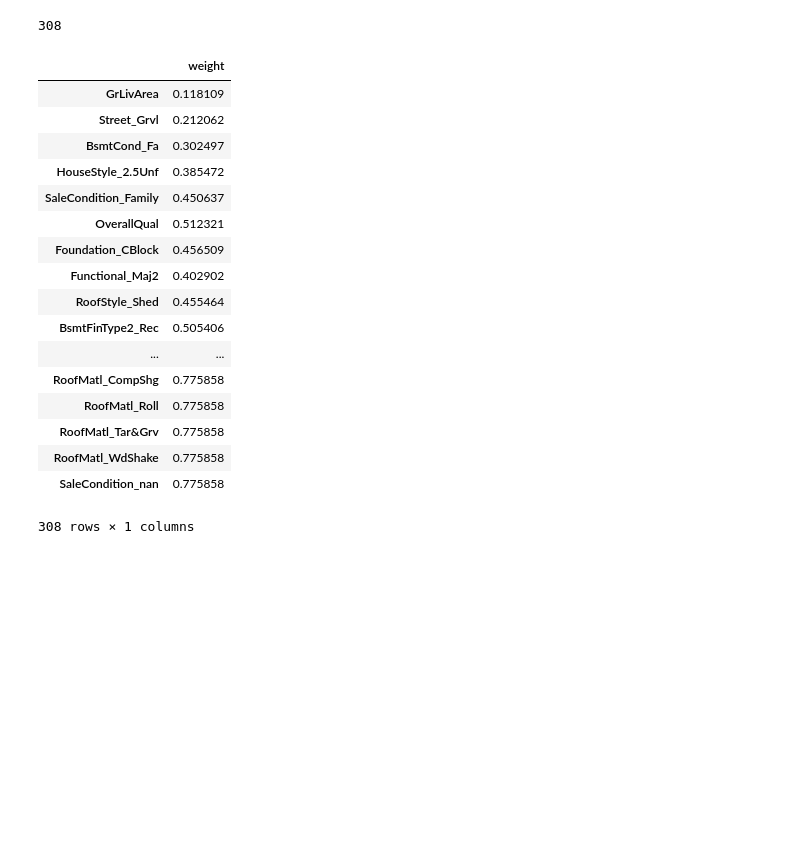
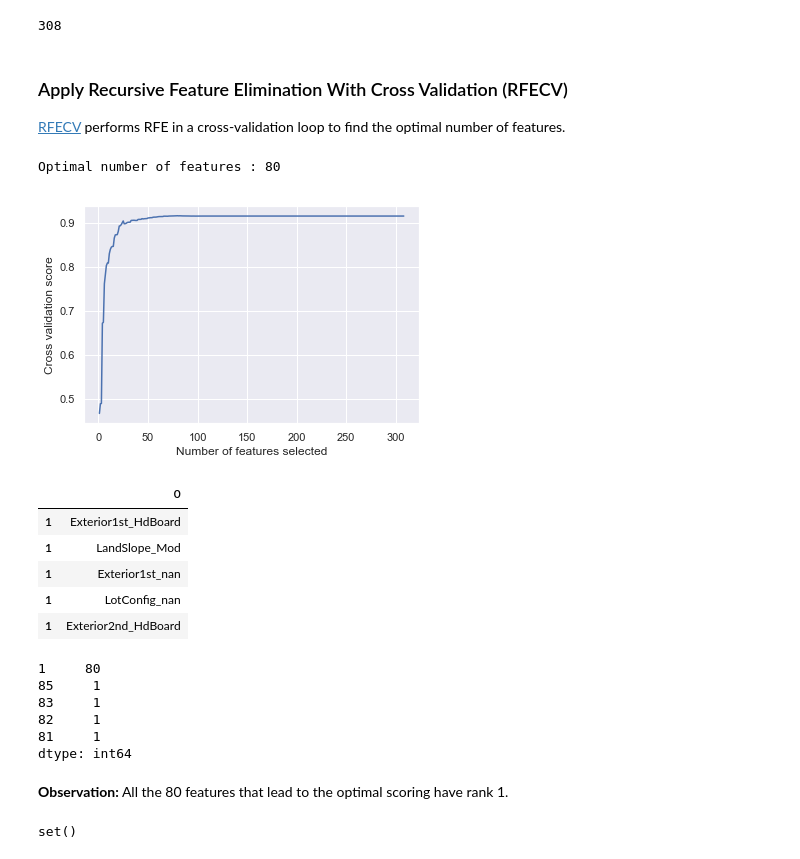
Before and after one commit to rbuerki/projects-ml, a Jupyter notebook: price_prediction_ames_housing/4-Interpretation_Feature_Importance.ipynb, the cells around one changed output. Saved outputs shown, nothing was run; the diff lists cells and outputs as text; code cells hidden in the pictures; blank space fills up the shorter version.

```diff
--- a/price_prediction_ames_housing/4-Interpretation_Feature_Importance.ipynb
+++ b/price_prediction_ames_housing/4-Interpretation_Feature_Importance.ipynb
@@ -52,7 +52,9 @@ color = 'rebeccapurple'
 from IPython.display import display
 pd.options.display.max_columns = 100
 # %%
-# Load labels and model
+# Load labels, data and model
 %store -r feature_names
 elastic_net_final = joblib.load('models/elastic_net_final.pkl')
+EN_train = pd.read_csv('data/interim/train_opti_EN')
+EN_labels = pd.read_csv('data/interim/y_train_EN')
 # %% [markdown]
@@ -152,24 +160,51 @@ test_weights = get_coef_weights(elastic_net_final, feature_names)
 len(test_weights)
 # %% [output]
 308
-# %%
-test_weights.cumsum()
-# %% [output]
-|  | weight |
-| GrLivArea | 0.118109 |
-| Street_Grvl | 0.212062 |
-| BsmtCond_Fa | 0.302497 |
-| HouseStyle_2.5Unf | 0.385472 |
-| SaleCondition_Family | 0.450637 |
-| OverallQual | 0.512321 |
-| Foundation_CBlock | 0.456509 |
-| Functional_Maj2 | 0.402902 |
-| RoofStyle_Shed | 0.455464 |
-| BsmtFinType2_Rec | 0.505406 |
-| ... | ... |
-| RoofMatl_CompShg | 0.775858 |
-| RoofMatl_Roll | 0.775858 |
-| RoofMatl_Tar&Grv | 0.775858 |
-| RoofMatl_WdShake | 0.775858 |
-| SaleCondition_nan | 0.775858 |
-308 rows × 1 columns
+# %% [markdown]
+### Apply Recursive Feature Elimination With Cross Validation (RFECV)
+
+[RFECV](https://scikit-learn.org/stable/modules/generated/sklearn.feature_selection.RFECV.html#sklearn.feature_selection.RFECV) performs RFE in a cross-validation loop to find the optimal number of features.
+# %%
+# # Create the RFE object and compute a cross-validated score
+rfecv = RFECV(estimator=elastic_net_final, step=1, cv=3)
+rfecv.fit(EN_train, pd.Series(EN_labels['SalePrice']))
+
+print("Optimal number of features : %d" % rfecv.n_features_)
+
+# # Plot number of features VS. cross-validation scores
+plt.figure(color=color)
+plt.xlabel("Number of features selected")
+plt.ylabel("Cross validation score")
+plt.plot(range(1, len(rfecv.grid_scores_) + 1), rfecv.grid_scores_);
+# %% [output]
+Optimal number of features : 80
+[figure, added]
+# %%
+# Create DataFrame of feature names with rfecv-rank as index
+rfecv_ranking = pd.DataFrame(feature_names, index=rfecv.ranking_).sort_index()
+rfecv_ranking.head()
+# %% [output]
+|  | 0 |
+| 1 | Exterior1st_HdBoard |
+| 1 | LandSlope_Mod |
+| 1 | Exterior1st_nan |
+| 1 | LotConfig_nan |
+| 1 | Exterior2nd_HdBoard |
+# %%
+rfecv_ranking.index.value_counts().head()
+# %% [output]
+1     80
+85     1
+83     1
+82     1
+81     1
+dtype: int64
+# %% [markdown]
+**Observation:** All the 80 features that lead to the optimal scoring have rank 1.
+# %%
+# Check if the top-ranked 102 features are the same ones as
+# those above with abs weight > 0
+top_ranked_rfecv = list(rfecv_ranking.iloc[:102, 0])
+set(top_ranked_rfecv).difference(set(EN_weights.index))
+# %% [output]
+set()
```
Also changed, not shown: parts of 15 cells of this notebook.
